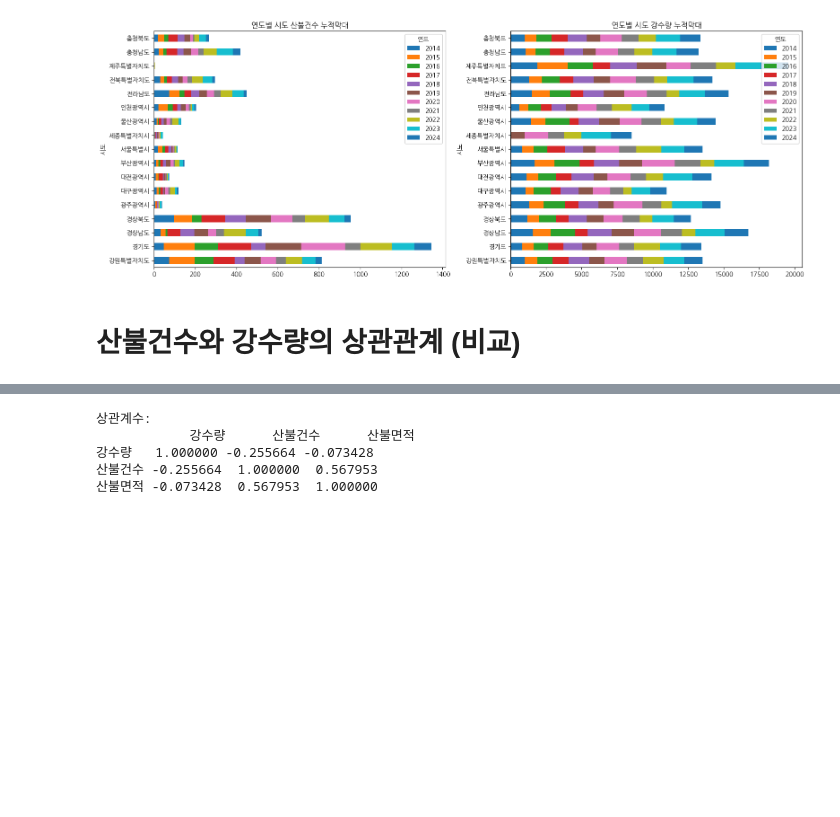
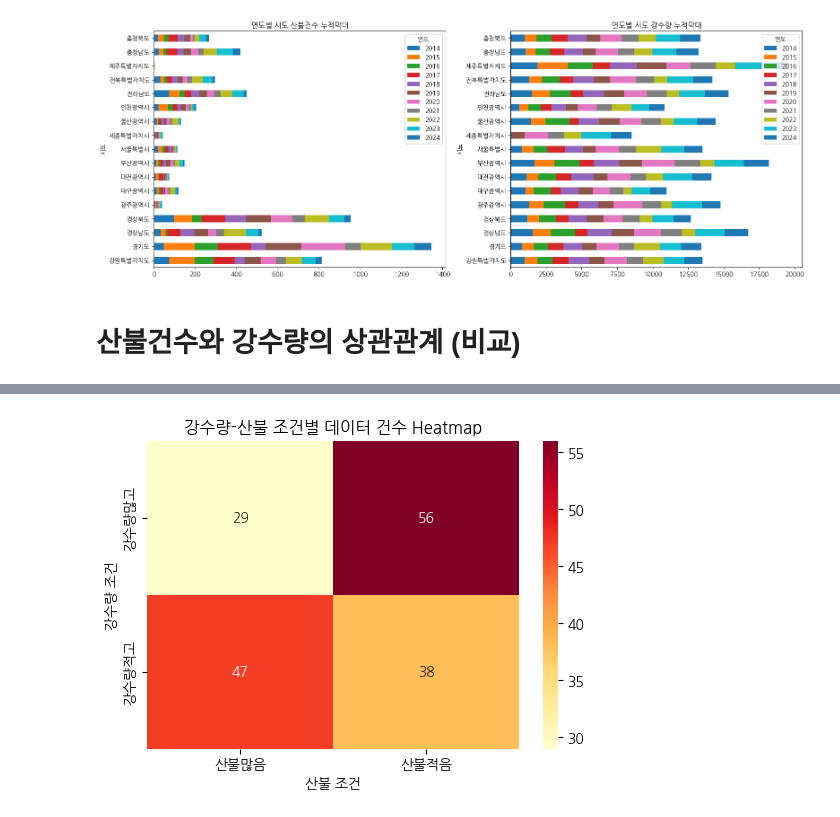
Before and after one commit to jojeongin313/2025-1-myclass-BDA, a Jupyter notebook: inclass/forestfires.ipynb, the cells around one changed output, grey strips where cells are left out. Drawn from its saved outputs; the diff is of its cells as text; code cells hidden in the pictures; blank space fills up the shorter version.

```diff
--- a/inclass/forestfires.ipynb
+++ b/inclass/forestfires.ipynb
@@ -381,10 +278,40 @@ plot_fire_rain_by_region(region)
-# %%
-
-corr = yearly[['강수량', '산불건수', '산불면적']].corr()
-print("상관계수:\n", corr)
-# %% [output]
-상관계수:
-            강수량      산불건수      산불면적
-강수량   1.000000 -0.255664 -0.073428
-산불건수 -0.255664  1.000000  0.567953
-산불면적 -0.073428  0.567953  1.000000
+# %%
+# 시도별 평균 계산
+avg_by_region = df.groupby('시도')[['강수량', '산불건수']].mean().rename(columns={'강수량': '평균강수량', '산불건수': '평균산불건수'})
+
+# 원본 데이터에 병합
+df2 = df.merge(avg_by_region, on='시도')
+# %%
+df2['강수량많음'] = df2['강수량'] > df2['평균강수량']
+df2['강수량적음'] = df2['강수량'] < df2['평균강수량']
+df2['산불많음'] = df2['산불건수'] > df2['평균산불건수']
+df2['산불적음'] = df2['산불건수'] < df2['평균산불건수']
+# %%
+import pandas as pd
+import seaborn as sns
+import matplotlib.pyplot as plt
+
+# 조건별로 몇 건씩 있는지 (원래 코드)
+condition_counts = pd.DataFrame({
+    '강수량많고_산불많음': ((df2['강수량많음']) & (df2['산불많음'])).sum(),
+    '강수량많고_산불적음': ((df2['강수량많음']) & (df2['산불적음'])).sum(),
+    '강수량적고_산불많음': ((df2['강수량적음']) & (df2['산불많음'])).sum(),
+    '강수량적고_산불적음': ((df2['강수량적음']) & (df2['산불적음'])).sum(),
+}, index=['건수']).T.reset_index()
+
+# 인덱스 분리
+condition_counts['강수량'] = condition_counts['index'].str.extract(r'(강수량많고|강수량적고)')[0]
+condition_counts['산불'] = condition_counts['index'].str.extract(r'_(산불많음|산불적음)')[0]
+
+# 피벗 테이블 만들기
+pivot_table = condition_counts.pivot_table(index='강수량', columns='산불', values='건수', aggfunc='sum')
+
+# 히트맵 그리기
+plt.figure(figsize=(6, 4))
+sns.heatmap(pivot_table, annot=True, cmap="YlOrRd", fmt=".0f")
+plt.title("강수량-산불 조건별 데이터 건수 Heatmap")
+plt.xlabel("산불 조건")
+plt.ylabel("강수량 조건")
+plt.show()
+# %% [output]
+[figure, added]
```
Also changed, not shown: parts of 9 cells of this notebook.
